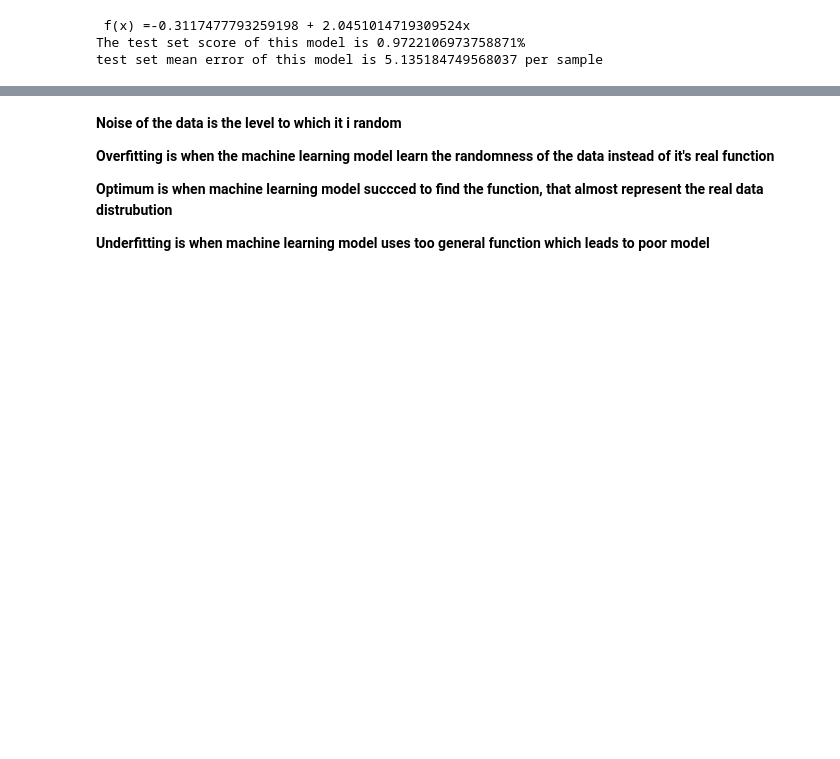
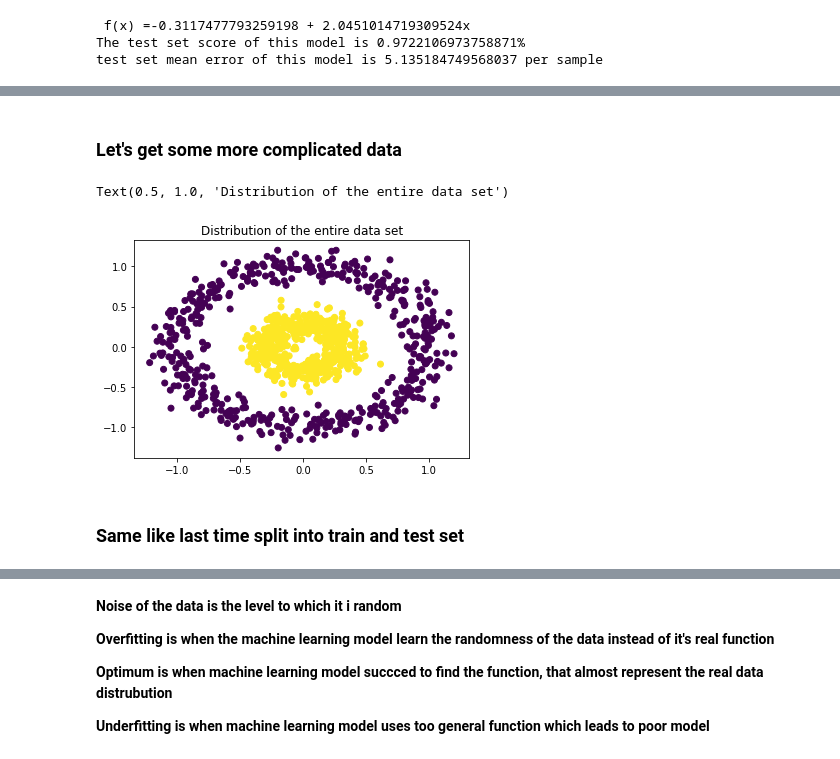
Before and after one commit to KantiCodes/DevFest_Workshop, a Jupyter notebook: ML_Debugging.ipynb, the cells around one changed output, grey strips where cells are left out. Drawn from its saved outputs; the diff is of its cells as text; code cells hidden in the pictures; blank space fills up the shorter version.

```diff
--- a/ML_Debugging.ipynb
+++ b/ML_Debugging.ipynb
@@ -351,8 +357,14 @@ plt.plot(x,(b+w1*x))
+# %% [markdown]
+### Let's get some more complicated data
 # %%
-import sklearn
-data, labels = sklearn.datasets.make_circles(n_samples=1000,
+from sklearn.datasets import make_circles
+data, labels = make_circles(n_samples=1000,
                                shuffle=True, noise=0.1, random_state=None, factor=0.3)  # create some data in a circle
-x = data[:,0]
-y = data[:,1]
-plt.scatter(x,y, c=labels)
-plt.title("Distribution of Example data")
+
+plt.scatter(data[:,0], data[:,1], c=labels)
+plt.title("Distribution of the entire data set")
+# %% [output]
+Text(0.5, 1.0, 'Distribution of the entire data set')
+[figure, added]
+# %% [markdown]
+### Same like last time split into train and test set
```
Also changed, not shown: parts of 16 cells of this notebook.
